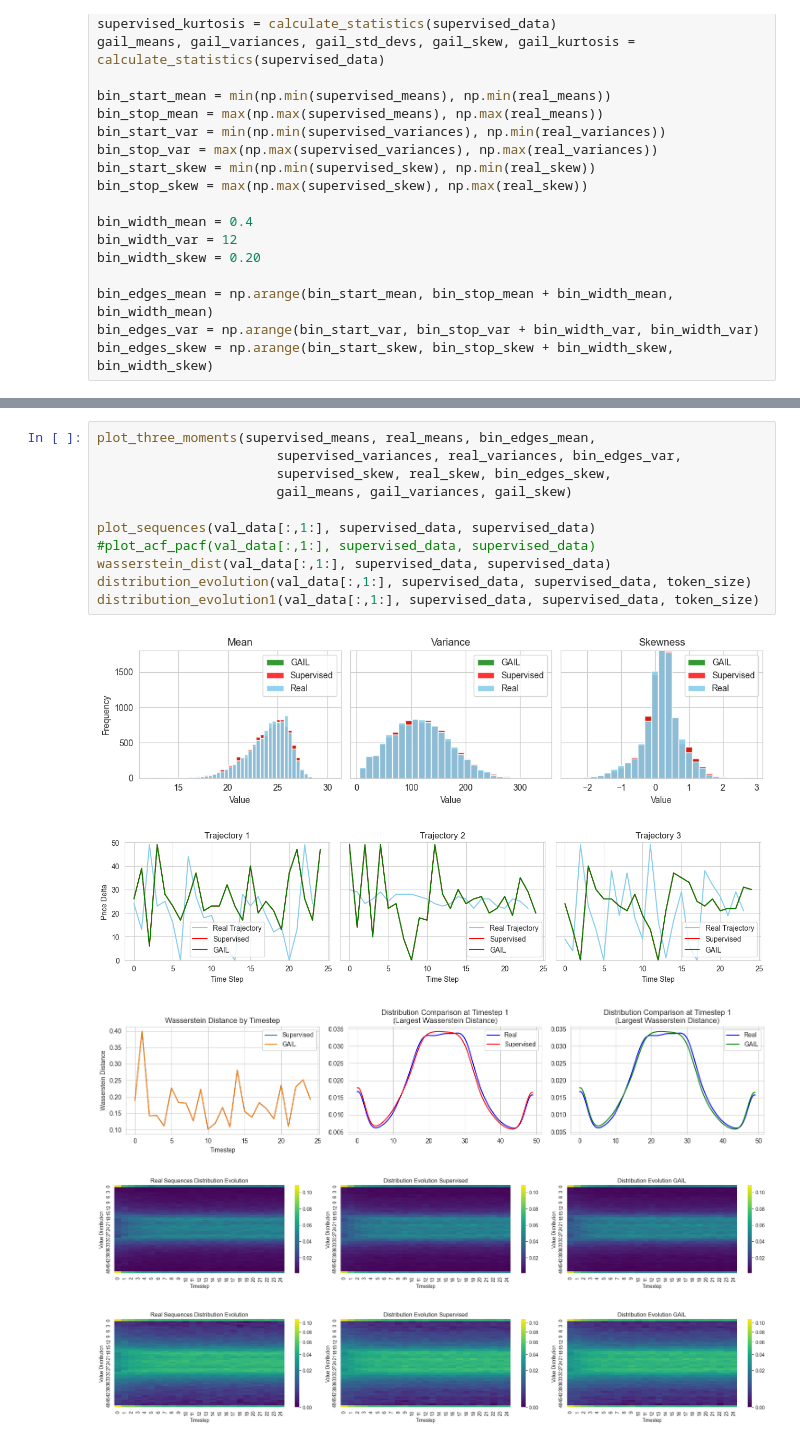
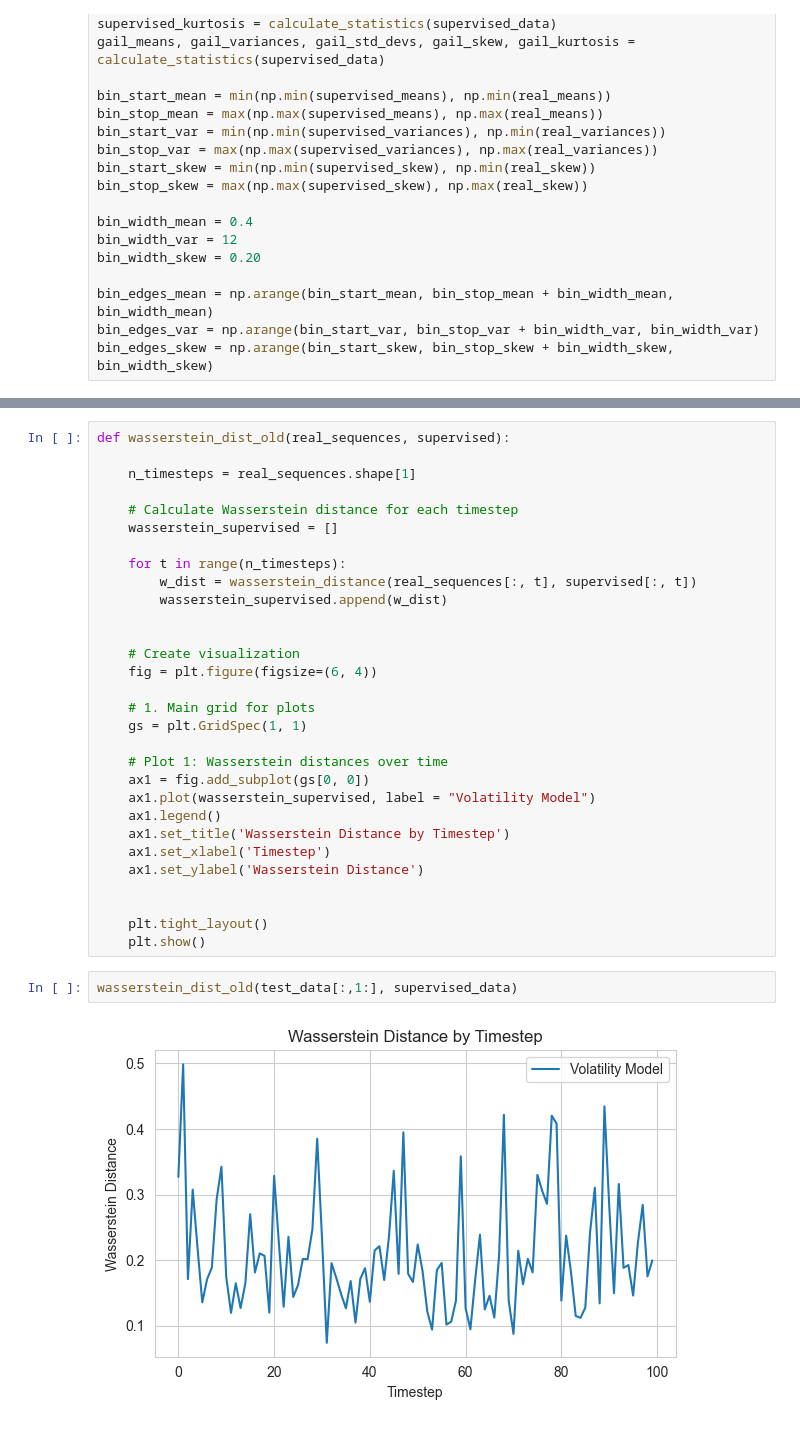
Before and after one commit to FrensiZ/adversial_learning, a Jupyter notebook: adv_Kang_LSTM.ipynb, the cells around one changed output, grey strips where cells are left out. Saved outputs shown, nothing was run; the diff lists cells and outputs as text.

```diff
--- a/adv_Kang_LSTM.ipynb
+++ b/adv_Kang_LSTM.ipynb
@@ -1086,17 +866,34 @@ distribution_evolution1(val_data[:,1:], supervised_data, supervised_data, token_
-# %%
-plot_three_moments(supervised_means, real_means, bin_edges_mean,
-                       supervised_variances, real_variances, bin_edges_var,
-                       supervised_skew, real_skew, bin_edges_skew,
-                       gail_means, gail_variances, gail_skew)
-
-plot_sequences(val_data[:,1:], supervised_data, supervised_data)
-#plot_acf_pacf(val_data[:,1:], supervised_data, supervised_data)
-wasserstein_dist(val_data[:,1:], supervised_data, supervised_data)
-distribution_evolution(val_data[:,1:], supervised_data, supervised_data, token_size)
-distribution_evolution1(val_data[:,1:], supervised_data, supervised_data, token_size)
-# %% [output]
-[figure, removed]
-[figure, removed]
-[figure, removed]
-[figure, removed]
-[figure, removed]
+# %%
+def wasserstein_dist_old(real_sequences, supervised):
+
+    n_timesteps = real_sequences.shape[1]
+
+    # Calculate Wasserstein distance for each timestep
+    wasserstein_supervised = []
+
+    for t in range(n_timesteps):
+        w_dist = wasserstein_distance(real_sequences[:, t], supervised[:, t])
+        wasserstein_supervised.append(w_dist)
+
+
+    # Create visualization
+    fig = plt.figure(figsize=(6, 4))
+
+    # 1. Main grid for plots
+    gs = plt.GridSpec(1, 1)
+
+    # Plot 1: Wasserstein distances over time
+    ax1 = fig.add_subplot(gs[0, 0])
+    ax1.plot(wasserstein_supervised, label = "Volatility Model")
+    ax1.legend()
+    ax1.set_title('Wasserstein Distance by Timestep')
+    ax1.set_xlabel('Timestep')
+    ax1.set_ylabel('Wasserstein Distance')
+
+
+    plt.tight_layout()
+    plt.show()
+# %%
+wasserstein_dist_old(test_data[:,1:], supervised_data)
+# %% [output]
+[figure, added]
```
Also changed, not shown: parts of 14 cells of this notebook, 6 other files.
